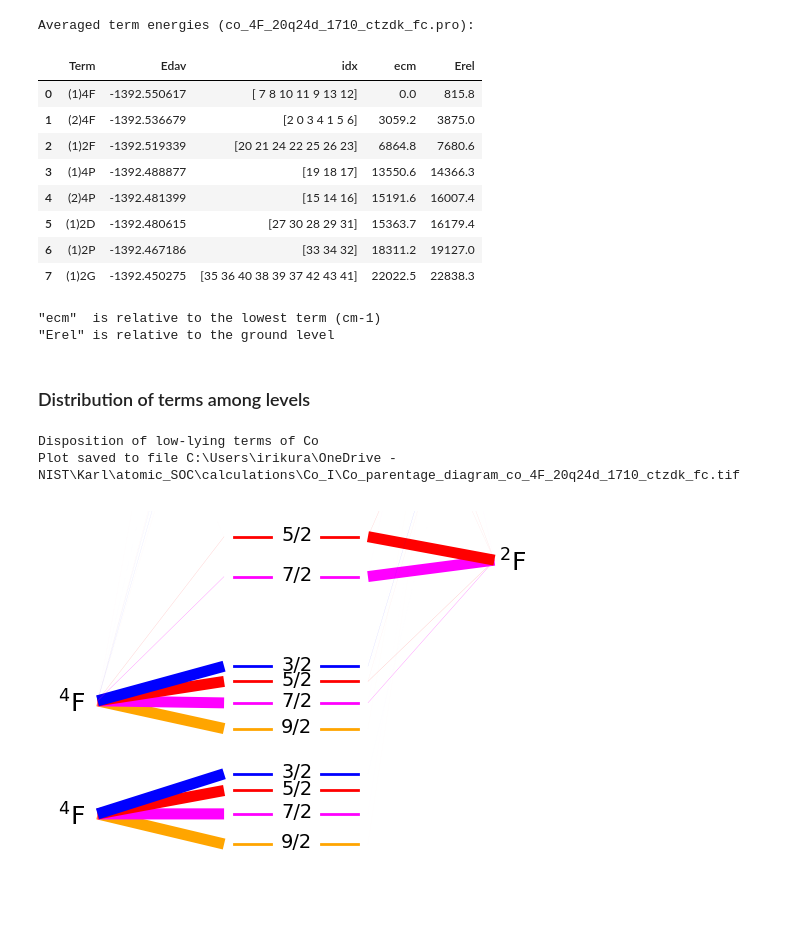
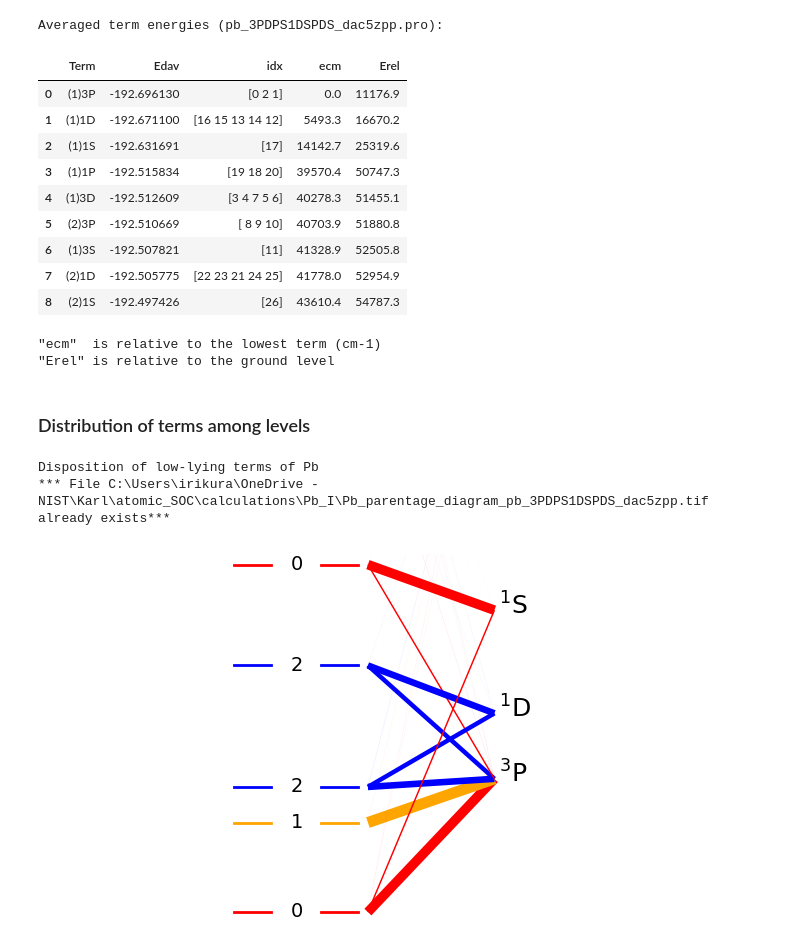
Before and after one commit to kkinist/atomic_SOC, a Jupyter notebook: SOCI_parentage_diagram_atom.ipynb, the cells around one changed output. Drawn from its saved outputs; the diff is of its cells as text; code cells hidden in the pictures; blank space fills up the shorter version.

Commit message:
Generate Pb term parentage diagram

```diff
--- a/SOCI_parentage_diagram_atom.ipynb
+++ b/SOCI_parentage_diagram_atom.ipynb
@@ -19,8 +20,6 @@ pd.set_option('display.width', 1000)
 # %%
-calcdir = r'C:\Users\irikura\OneDrive - NIST\Karl\atomic_SOC\calculations\Co_I'
-fname = 'co_20Q24D_1710_ctzdk_fc.pro'
-fname = 'co_17Q17D_1710_ctzdk_fc_dynw20.pro'
-fname = 'co_4F_20q24d_1710_ctzdk_fc.pro'
+calcdir = r'C:\Users\irikura\OneDrive - NIST\Karl\atomic_SOC\calculations\Pb_I'
+fname = 'pb_3PDPS1DSPDS_dac5zpp.pro'
 fsoci = os.sep.join([calcdir, fname])
 print(f'Will read SO-CI info from file: {fname}\nin folder {calcdir}')
 # %% [output]
@@ -80,16 +80,17 @@ display(dfterm.style.format(fmt))
 print('"ecm"  is relative to the lowest term (cm-1)')
 print('"Erel" is relative to the ground level')
 # %% [output]
-Averaged term energies (co_4F_20q24d_1710_ctzdk_fc.pro):
+Averaged term energies (pb_3PDPS1DSPDS_dac5zpp.pro):
 |  | Term | Edav | idx | ecm | Erel |
-| 0 | (1)4F | -1392.550617 | [ 7 8 10 11 9 13 12] | 0.0 | 815.8 |
-| 1 | (2)4F | -1392.536679 | [2 0 3 4 1 5 6] | 3059.2 | 3875.0 |
-| 2 | (1)2F | -1392.519339 | [20 21 24 22 25 26 23] | 6864.8 | 7680.6 |
-| 3 | (1)4P | -1392.488877 | [19 18 17] | 13550.6 | 14366.3 |
-| 4 | (2)4P | -1392.481399 | [15 14 16] | 15191.6 | 16007.4 |
-| 5 | (1)2D | -1392.480615 | [27 30 28 29 31] | 15363.7 | 16179.4 |
-| 6 | (1)2P | -1392.467186 | [33 34 32] | 18311.2 | 19127.0 |
-| 7 | (1)2G | -1392.450275 | [35 36 40 38 39 37 42 43 41] | 22022.5 | 22838.3 |
+| 0 | (1)3P | -192.696130 | [0 2 1] | 0.0 | 11176.9 |
+| 1 | (1)1D | -192.671100 | [16 15 13 14 12] | 5493.3 | 16670.2 |
+| 2 | (1)1S | -192.631691 | [17] | 14142.7 | 25319.6 |
+| 3 | (1)1P | -192.515834 | [19 18 20] | 39570.4 | 50747.3 |
+| 4 | (1)3D | -192.512609 | [3 4 7 5 6] | 40278.3 | 51455.1 |
+| 5 | (2)3P | -192.510669 | [ 8 9 10] | 40703.9 | 51880.8 |
+| 6 | (1)3S | -192.507821 | [11] | 41328.9 | 52505.8 |
+| 7 | (2)1D | -192.505775 | [22 23 21 24 25] | 41778.0 | 52954.9 |
+| 8 | (2)1S | -192.497426 | [26] | 43610.4 | 54787.3 |
 "ecm"  is relative to the lowest term (cm-1)
 "Erel" is relative to the ground level
 # %% [markdown]
@@ -99,6 +100,12 @@ if atom == 'Co':
     ecut = 20 * 1000  # upper energy limit to consider, in cm-1
     emax = 9 * 1000  # upper vertical limit for plot (cm-1)
     emin = -1000  # lower limit for plot, in cm-1
+elif atom == 'Pb':
+    ecut = 50 * 1000  # upper energy limit to consider, in cm-1
+    emax = 30 * 1000  # upper vertical limit for plot (cm-1)
+    emin = -1000  # lower limit for plot, in cm-1
+else:
+    print(f'*** no parameters set for atom {atom} ***')
 xmax = 10  # upper limit for active x-axis
 xmin = 0   # lower limit
 xcent = (xmin + xmax) / 2
@@ -123,15 +130,20 @@ Jlvl = SOCI.dfso[SOCI.dfso['Erel'] < ecut]['J'].values
 # draw level bars using energies
 #    each bar is in two pieces with the value of J printed in between
 # set color for different J values
+c = {}
+toff = -0.3  # horizontal offset for J labels
+eoff = 100   # downward offset for J labels
 if atom == 'Co':
     c = {Fraction(5,2): 'red', Fraction(7,2): 'magenta',
          Fraction(3,2): 'blue', Fraction(1,2): 'lime', Fraction(9,2): 'orange'}
-if atom == 'PtH+':
+elif atom == 'PtH+':
     c.update({0.0: 'red', 1.0: 'cyan', 2.0: 'orange', 3.0: 'blue', 4.0: 'yellow'})
+elif atom == 'Pb':
+    c.update({0.0: 'red', 1.0: 'orange', 2.0: 'blue', 3.0: 'cyan', 4.0: 'yellow'})
+    toff = -0.1
+    eoff = 400
 
 # draw the level bars and label them with J values
-toff = -0.3  # horizontal offset for J labels
-eoff = 100   # downward offset for J labels
 for i, (om, e) in enumerate(zip(Jlvl, Elvl)):
     y = [e, e]
     # left half of bar
@@ -158,33 +170,33 @@ for iterm, trow in dfterm.iterrows():
     if S <= 1:
         side = +1  # right
     else:
         side = -1  # left
     tpos = xcent + tmid * side
     for jrow, lvlrow in SOCI.dfso.iterrows():
         xl = [tpos, xcent + side * (xmid + xbar + xgap)]
         yl = [e, lvlrow['Erel']]
         wid = thickscale * lvlrow['termwt'][iterm]
         plt.plot(xl, yl, linewidth=wid, color=c[Fraction(lvlrow['J'])], solid_capstyle='butt')
     # annotate with term symbol
     if side > 0:
         apos = tpos + 0.1
     else:
         apos = tpos -0.8
     plt.annotate(tsymb(S, L), (apos, e-300), fontsize=18)
 
 plt.xlim((xmin, xmax))
 plt.ylim((emin, emax))
 plt.axis('off')
 ftif = '{:s}_parentage_diagram_{:s}.tif'.format(atom, fname.replace('.pro', ''))
 ftif = os.sep.join([calcdir, ftif])
 print(f'Disposition of low-lying terms of {atom}')
 if os.path.isfile(ftif):
     print(f'*** File {ftif} already exists***')
 else:
     plt.savefig(ftif, dpi=300)
     print(f'Plot saved to file {ftif}')
 plt.show()
 # %% [output]
-Disposition of low-lying terms of Co
-Plot saved to file C:\Users\irikura\OneDrive - NIST\Karl\atomic_SOC\calculations\Co_I\Co_parentage_diagram_co_4F_20q24d_1710_ctzdk_fc.tif
+Disposition of low-lying terms of Pb
+*** File C:\Users\irikura\OneDrive - NIST\Karl\atomic_SOC\calculations\Pb_I\Pb_parentage_diagram_pb_3PDPS1DSPDS_dac5zpp.tif already exists***
-[figure, old version]
+[figure, new version]
```
Also changed, not shown: parts of 9 cells of this notebook, 2 other files.
